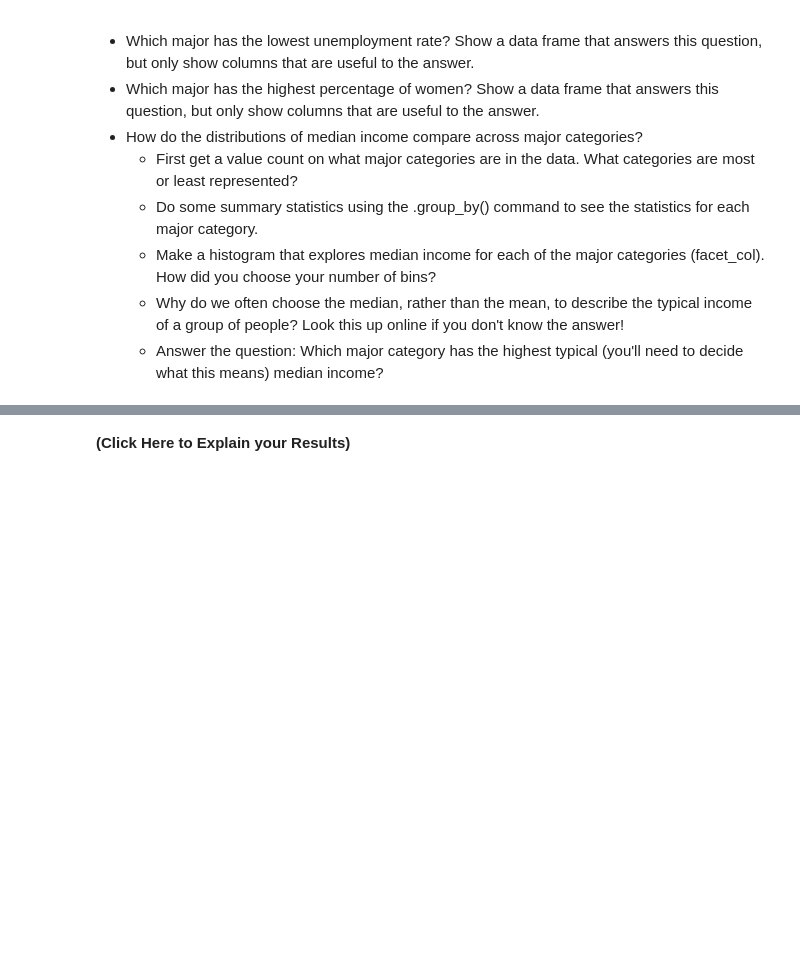
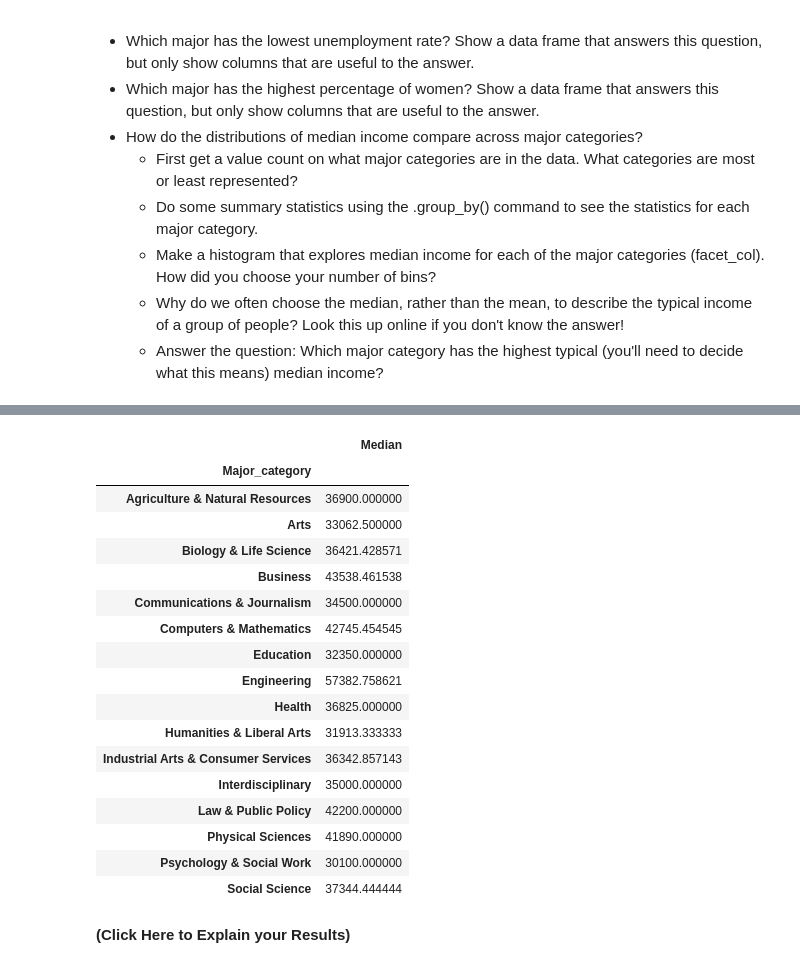
Before and after one commit to Kadegrothem/Day7, a Jupyter notebook: Day7-HW.ipynb, the cells around one changed output, grey strips where cells are left out. Drawn from its saved outputs; the diff is of its cells as text; code cells hidden in the pictures; blank space fills up the shorter version.

```diff
--- a/Day7-HW.ipynb
+++ b/Day7-HW.ipynb
@@ -291,3 +342,28 @@ DF_raw.groupby(by=['Women'])[my_columns].max()
+# %%
+#Answer the question: Which major category has the highest typical
+#(you'll need to decide what this means) median income?
+my_columns = ['Major_category', 'Median']
+DF_raw[my_columns].groupby('Major_category').mean()
+#The major with the greatest typical is Agricultural & Natural Resou
+# %% [output]
+|  | Median |
+| Major_category |  |
+| Agriculture & Natural Resources | 36900.000000 |
+| Arts | 33062.500000 |
+| Biology & Life Science | 36421.428571 |
+| Business | 43538.461538 |
+| Communications & Journalism | 34500.000000 |
+| Computers & Mathematics | 42745.454545 |
+| Education | 32350.000000 |
+| Engineering | 57382.758621 |
+| Health | 36825.000000 |
+| Humanities & Liberal Arts | 31913.333333 |
+| Industrial Arts & Consumer Services | 36342.857143 |
+| Interdisciplinary | 35000.000000 |
+| Law & Public Policy | 42200.000000 |
+| Physical Sciences | 41890.000000 |
+| Psychology & Social Work | 30100.000000 |
+| Social Science | 37344.444444 |
 # %% [markdown]
 **(Click Here to Explain your Results)**
 # %% [markdown]
```
Also changed, not shown: parts of 6 cells of this notebook.
